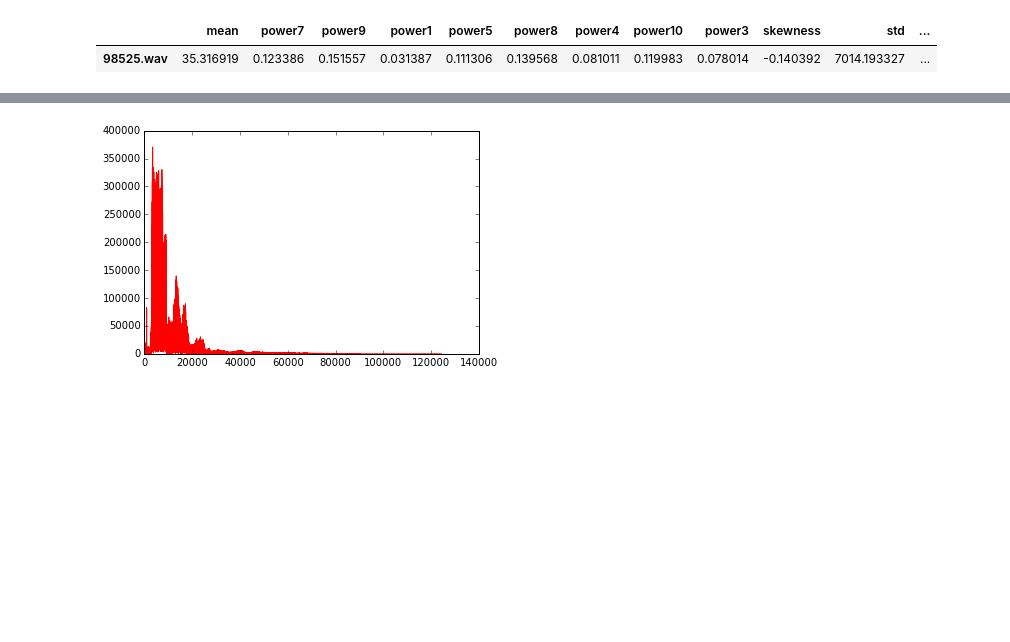
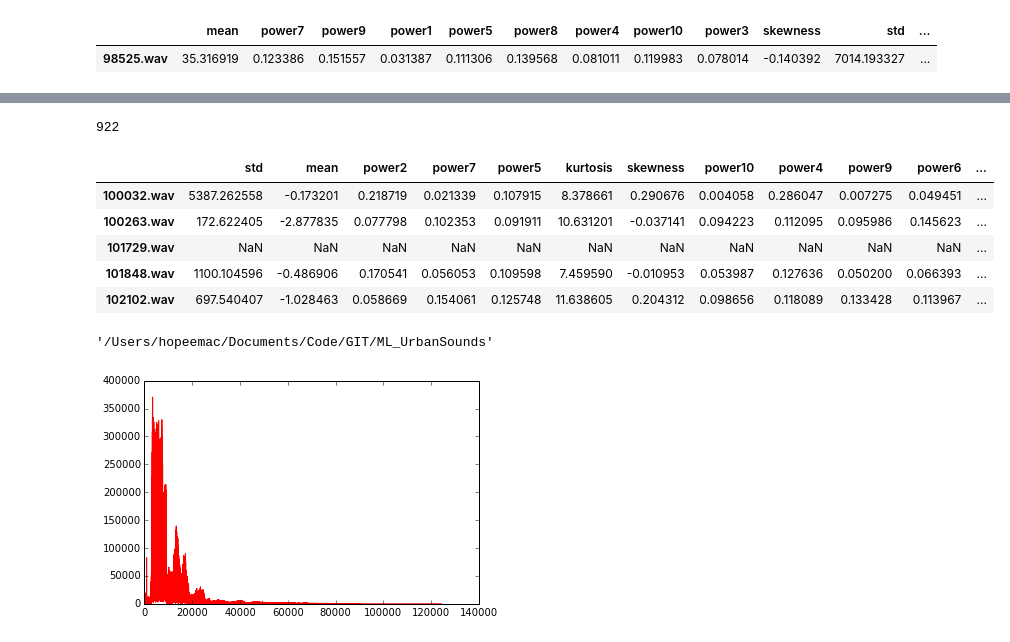
Before and after one commit to hopeemac/ML_UrbanSounds, a Jupyter notebook: ML Urban Sound Main.ipynb, the cells around one changed output, grey strips where cells are left out. Drawn from its saved outputs; the diff is of its cells as text; code cells hidden in the pictures; blank space fills up the shorter version.

```diff
--- a/ML Urban Sound Main.ipynb
+++ b/ML Urban Sound Main.ipynb
@@ -84,7 +115,7 @@ clip
 # %%
 wav_file = '98525.wav'
 # %%
-# wav_file = dataloc+"/"+category+'/'+clip
+wav_file = dataloc+"/"+category+'/'+clip
 fs, data = wavfile.read(wav_file)
 # %%
 # Source: http://www.christianpeccei.com/musicmap/
@@ -172,0 +198,30 @@ def getDataFeatures(wav_file):
+# %%
+def getDataFeatures(wav_file, category):
+    print(wav_file)
+    wav_file = dataloc+"/"+category+'/'+wav_file
+    try:
+        fs, data = wavfile.read(wav_file)
+        m = moments(data)
+        f = fftfeatures(data)
+    except:
+        m = [np.NaN]*4
+        f = [np.NaN]*10
+    features = {}
+    features['mean'] = m[0]
+    features['std'] = m[1]
+    features['skewness'] = m[2]
+    features['kurtosis'] = m[3]
+    features['power1'] = f[0]
+    features['power2'] = f[1]
+    features['power3'] = f[2]
+    features['power4'] = f[3]
+    features['power5'] = f[4]
+    features['power6'] = f[5]
+    features['power7'] = f[6]
+    features['power8'] = f[7]
+    features['power9'] = f[8]
+    features['power10'] = f[9]
+    features['class'] = category
+    return features
+# %%
+start = datetime.datetime.now(); str(start)
@@ -172,0 +230,10 @@ def getDataFeatures(wav_file):
+# %%
+feat = {}
+count = 0
+for file, category in wavFilesAll.items():
+    count += 1
+    print(count)
+    start = datetime.datetime.now()
+    feat[file] = getDataFeatures(file, category)
+    runtime = datetime.datetime.now() - start
+    print(str(runtime))
@@ -172,0 +264,4 @@ def getDataFeatures(wav_file):
+# %%
+len(feat)
+# %% [output]
+922
@@ -172,0 +270,9 @@ def getDataFeatures(wav_file):
+# %%
+featDF = pd.DataFrame.from_dict(feat, orient = 'index'); featDF[0:5]
+# %% [output]
+|  | std | mean | power2 | power7 | power5 | kurtosis | skewness | power10 | power4 | power9 | power6 | ... |
+| 100032.wav | 5387.262558 | -0.173201 | 0.218719 | 0.021339 | 0.107915 | 8.378661 | 0.290676 | 0.004058 | 0.286047 | 0.007275 | 0.049451 | ... |
+| 100263.wav | 172.622405 | -2.877835 | 0.077798 | 0.102353 | 0.091911 | 10.631201 | -0.037141 | 0.094223 | 0.112095 | 0.095986 | 0.145623 | ... |
+| 101729.wav | NaN | NaN | NaN | NaN | NaN | NaN | NaN | NaN | NaN | NaN | NaN | ... |
+| 101848.wav | 1100.104596 | -0.486906 | 0.170541 | 0.056053 | 0.109598 | 7.459590 | -0.010953 | 0.053987 | 0.127636 | 0.050200 | 0.066393 | ... |
+| 102102.wav | 697.540407 | -1.028463 | 0.058669 | 0.154061 | 0.125748 | 11.638605 | 0.204312 | 0.098656 | 0.118089 | 0.133428 | 0.113967 | ... |
@@ -173,3 +281,7 @@ def getDataFeatures(wav_file):
+# %%
+pwd
+# %% [output]
+'/Users/hopeemac/Documents/Code/GIT/ML_UrbanSounds'
 # %%
 # Source: http://stackoverflow.com/questions/23377665/python-scipy-fft-wav-files
 import matplotlib.pyplot as plt
```
Also changed, not shown: parts of 11 cells of this notebook, 2 other files.
